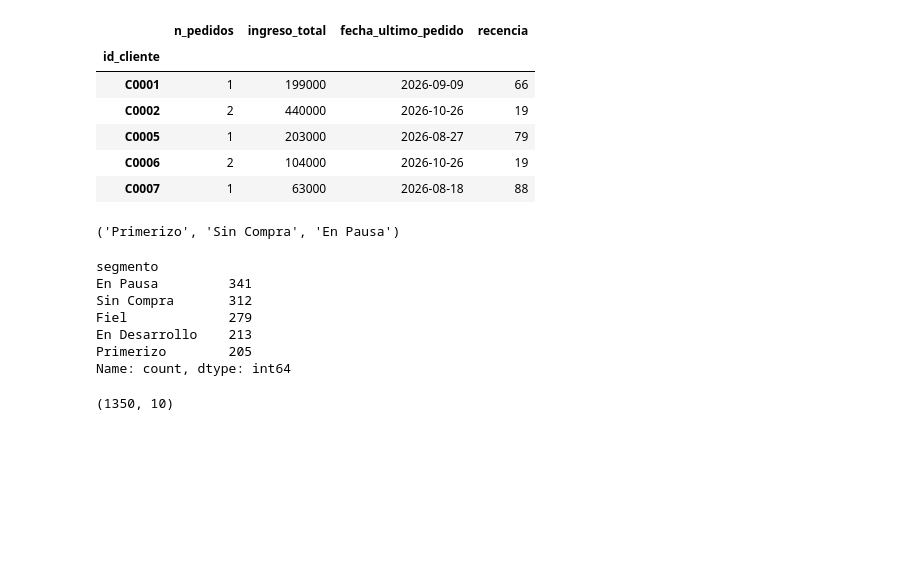
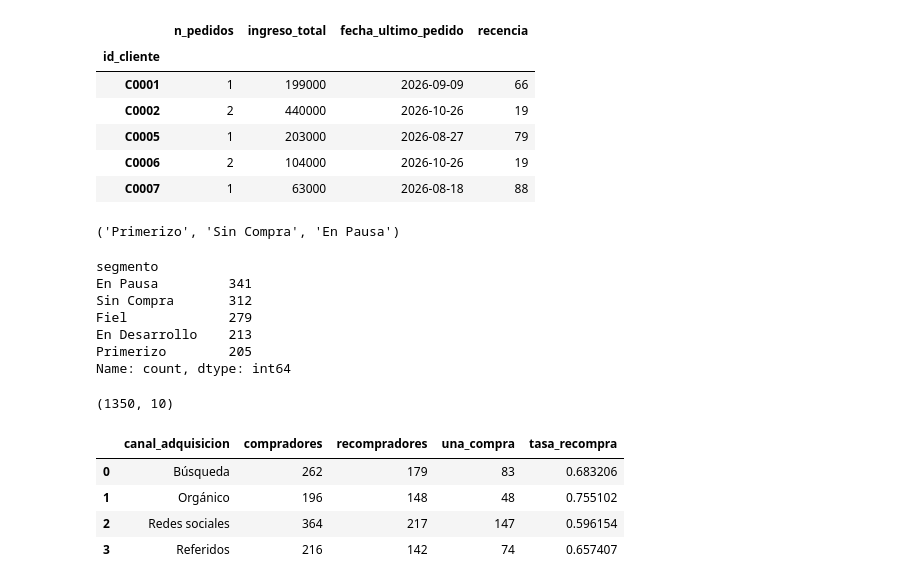
Before and after one commit to Sebast68h/Taller11-Aplicaciones, a Jupyter notebook: clase11copy.ipynb, the cells around one changed output. Saved outputs shown, nothing was run; the diff lists cells and outputs as text; code cells hidden in the pictures; blank space fills up the shorter version.

```diff
--- a/clase11copy.ipynb
+++ b/clase11copy.ipynb
@@ -148,3 +151,20 @@ final_FILTRADO = final[
 final_FILTRADO.shape
 # %% [output]
 (1350, 10)
+# %%
+compradores_sel = final_FILTRADO[final_FILTRADO["n_pedidos"] > 0]
+
+por_canal = compradores_sel.groupby("canal_adquisicion").agg(
+    compradores=("id_cliente", "count"),
+    recompradores=("n_pedidos", lambda x: (x >= 2).sum()),
+    una_compra=("n_pedidos", lambda x: (x == 1).sum())
+).reset_index()
+
+por_canal["tasa_recompra"] = por_canal["recompradores"] / por_canal["compradores"]
+por_canal
+# %% [output]
+|  | canal_adquisicion | compradores | recompradores | una_compra | tasa_recompra |
+| 0 | Búsqueda | 262 | 179 | 83 | 0.683206 |
+| 1 | Orgánico | 196 | 148 | 48 | 0.755102 |
+| 2 | Redes sociales | 364 | 217 | 147 | 0.596154 |
+| 3 | Referidos | 216 | 142 | 74 | 0.657407 |
```
Also changed, not shown: parts of 7 cells of this notebook, 2 other files.
